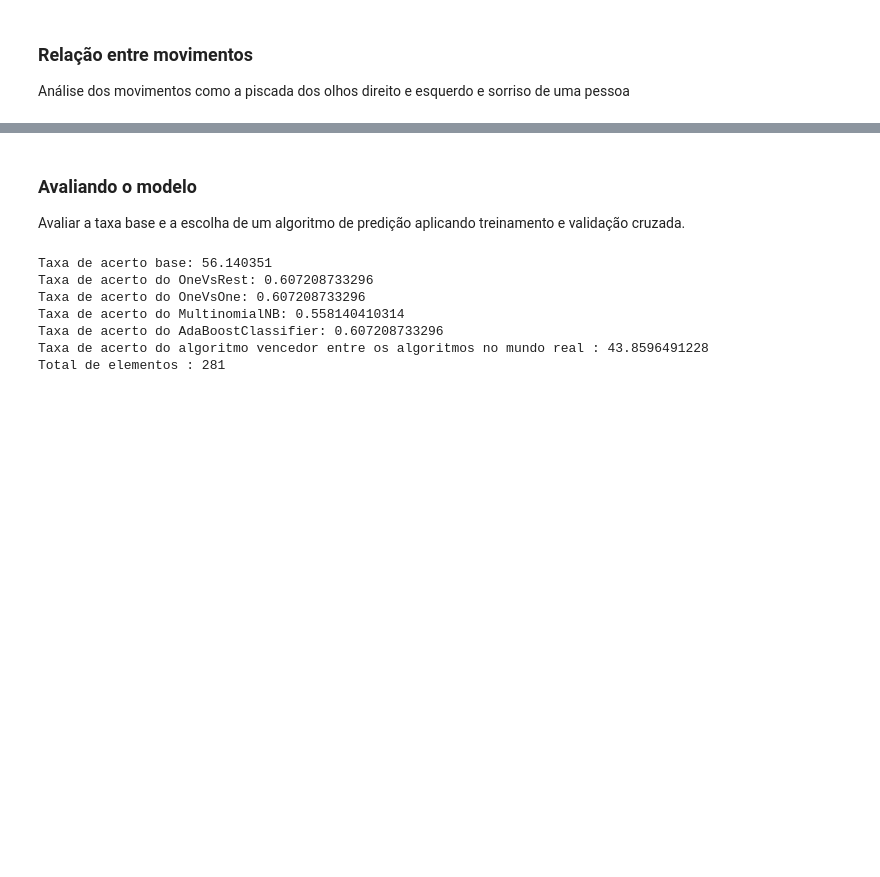
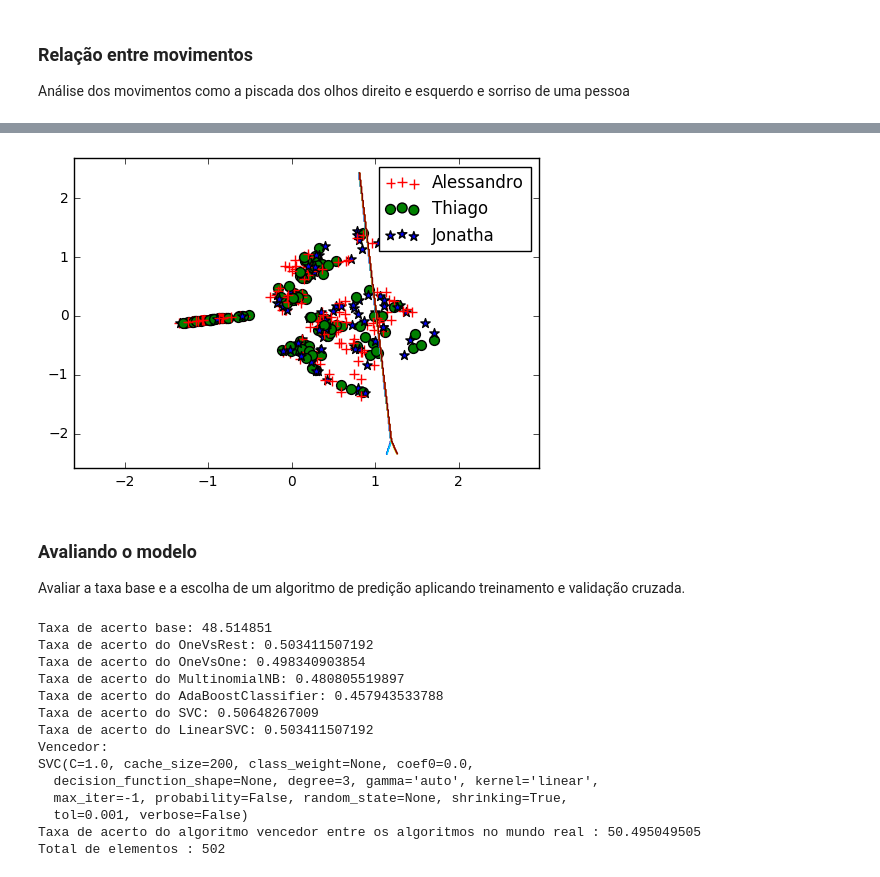
Before and after one commit to thiagomarquesrocha/Kaio-machine-learning-human-face-detection, a Jupyter notebook: predicting_who_is/predicting_who_is_notebook.ipynb, the cells around one changed output, grey strips where cells are left out. Drawn from its saved outputs; the diff is of its cells as text; code cells hidden in the pictures; blank space fills up the shorter version.

```diff
--- a/predicting_who_is/predicting_who_is_notebook.ipynb
+++ b/predicting_who_is/predicting_who_is_notebook.ipynb
@@ -58,16 +74,28 @@ show_relationship('rate_blink_right', 'user')
+# %%
+classifier(X, Y)
+# %% [output]
+[figure, added]
 # %% [markdown]
 ### Avaliando o modelo
 
 Avaliar a taxa base e a escolha de um algoritmo de predição aplicando treinamento e validação cruzada.
 # %%
-from predicting_who_is import  evaluate
+from predicting_who_is import evaluate
 
-evaluate()
+# X and Y
+evaluate(X, Y)
 # %% [output]
-Taxa de acerto base: 56.140351
-Taxa de acerto do OneVsRest: 0.607208733296
-Taxa de acerto do OneVsOne: 0.607208733296
-Taxa de acerto do MultinomialNB: 0.558140410314
-Taxa de acerto do AdaBoostClassifier: 0.607208733296
-Taxa de acerto do algoritmo vencedor entre os algoritmos no mundo real : 43.8596491228
-Total de elementos : 281
+Taxa de acerto base: 48.514851
+Taxa de acerto do OneVsRest: 0.503411507192
+Taxa de acerto do OneVsOne: 0.498340903854
+Taxa de acerto do MultinomialNB: 0.480805519897
+Taxa de acerto do AdaBoostClassifier: 0.457943533788
+Taxa de acerto do SVC: 0.50648267009
+Taxa de acerto do LinearSVC: 0.503411507192
+Vencedor:
+SVC(C=1.0, cache_size=200, class_weight=None, coef0=0.0,
+  decision_function_shape=None, degree=3, gamma='auto', kernel='linear',
+  max_iter=-1, probability=False, random_state=None, shrinking=True,
+  tol=0.001, verbose=False)
+Taxa de acerto do algoritmo vencedor entre os algoritmos no mundo real : 50.495049505
+Total de elementos : 502
```
Also changed, not shown: parts of 5 cells of this notebook, 6 other files.
